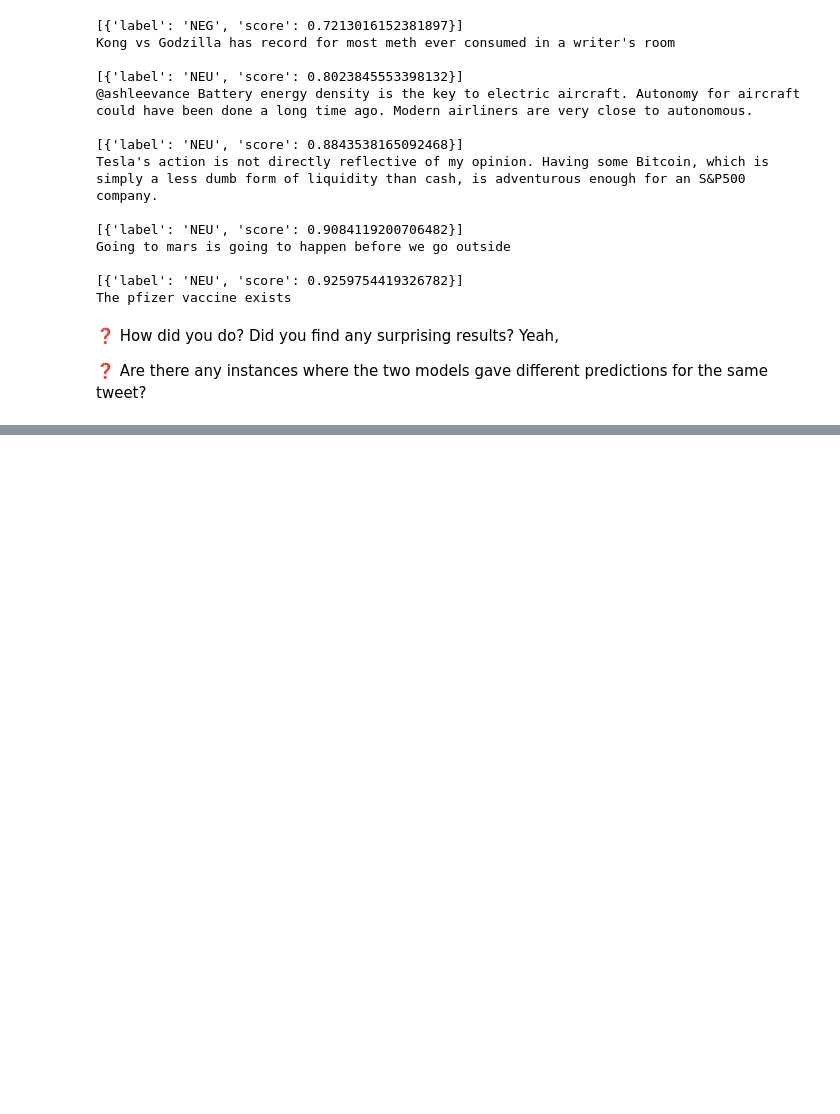
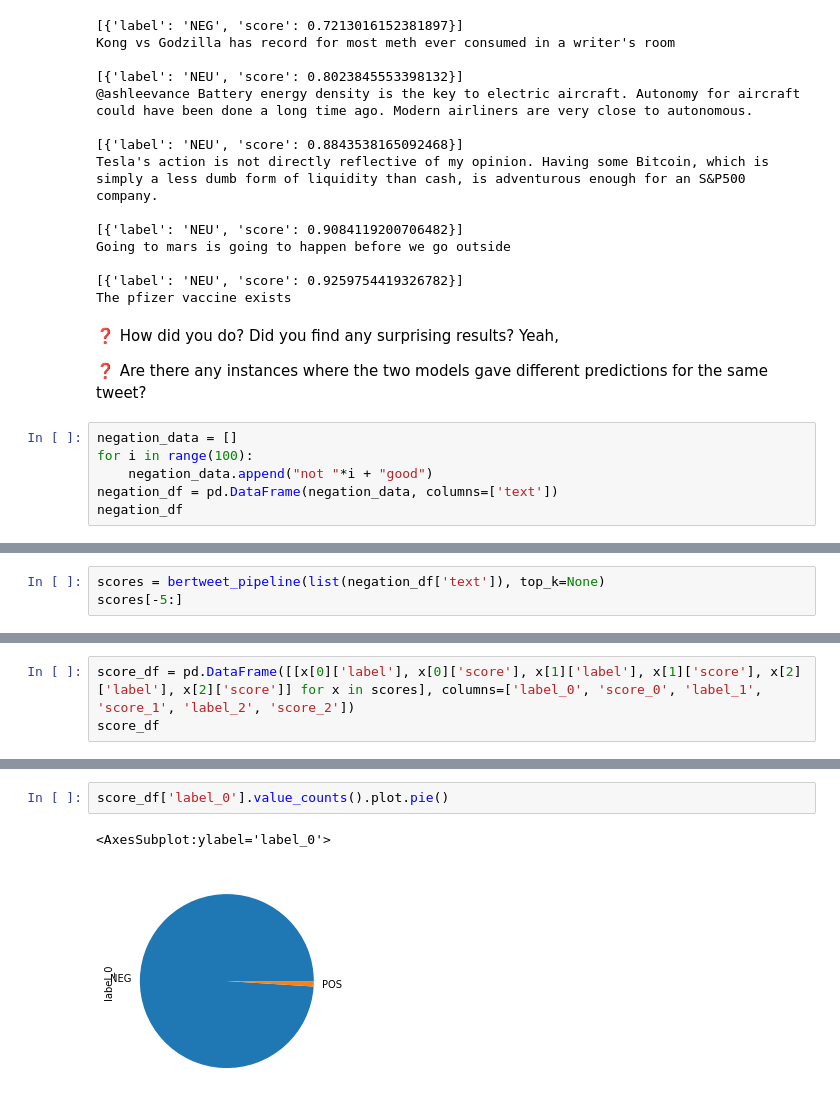
Before and after one commit to JonathanGrant/MLE-10, a Jupyter notebook: assignments/week-02-twitter-sentiment-analysis/nb/analyze-sentiment-twitter.ipynb, the cells around one changed output, grey strips where cells are left out. Saved outputs shown, nothing was run; the diff lists cells and outputs as text; blank space fills up the shorter version.

```diff
--- a/assignments/week-02-twitter-sentiment-analysis/nb/analyze-sentiment-twitter.ipynb
+++ b/assignments/week-02-twitter-sentiment-analysis/nb/analyze-sentiment-twitter.ipynb
@@ -246,3 +325,9 @@ The pfizer vaccine exists
 Yeah,
 
 ❓ Are there any instances where the two models gave different predictions for the same tweet?
+# %%
+negation_data = []
+for i in range(100):
+    negation_data.append("not "*i + "good")
+negation_df = pd.DataFrame(negation_data, columns=['text'])
+negation_df
@@ -248,0 +348,3 @@ Yeah,
+# %%
+scores = bertweet_pipeline(list(negation_df['text']), top_k=None)
+scores[-5:]
@@ -248,0 +367,3 @@ Yeah,
+# %%
+score_df = pd.DataFrame([[x[0]['label'], x[0]['score'], x[1]['label'], x[1]['score'], x[2]['label'], x[2]['score']] for x in scores], columns=['label_0', 'score_0', 'label_1', 'score_1', 'label_2', 'score_2'])
+score_df
@@ -248,0 +384,5 @@ Yeah,
+# %%
+score_df['label_0'].value_counts().plot.pie()
+# %% [output]
+<AxesSubplot:ylabel='label_0'>
+[figure, added]
```
Also changed, not shown: parts of 20 cells of this notebook, 1 other file.
